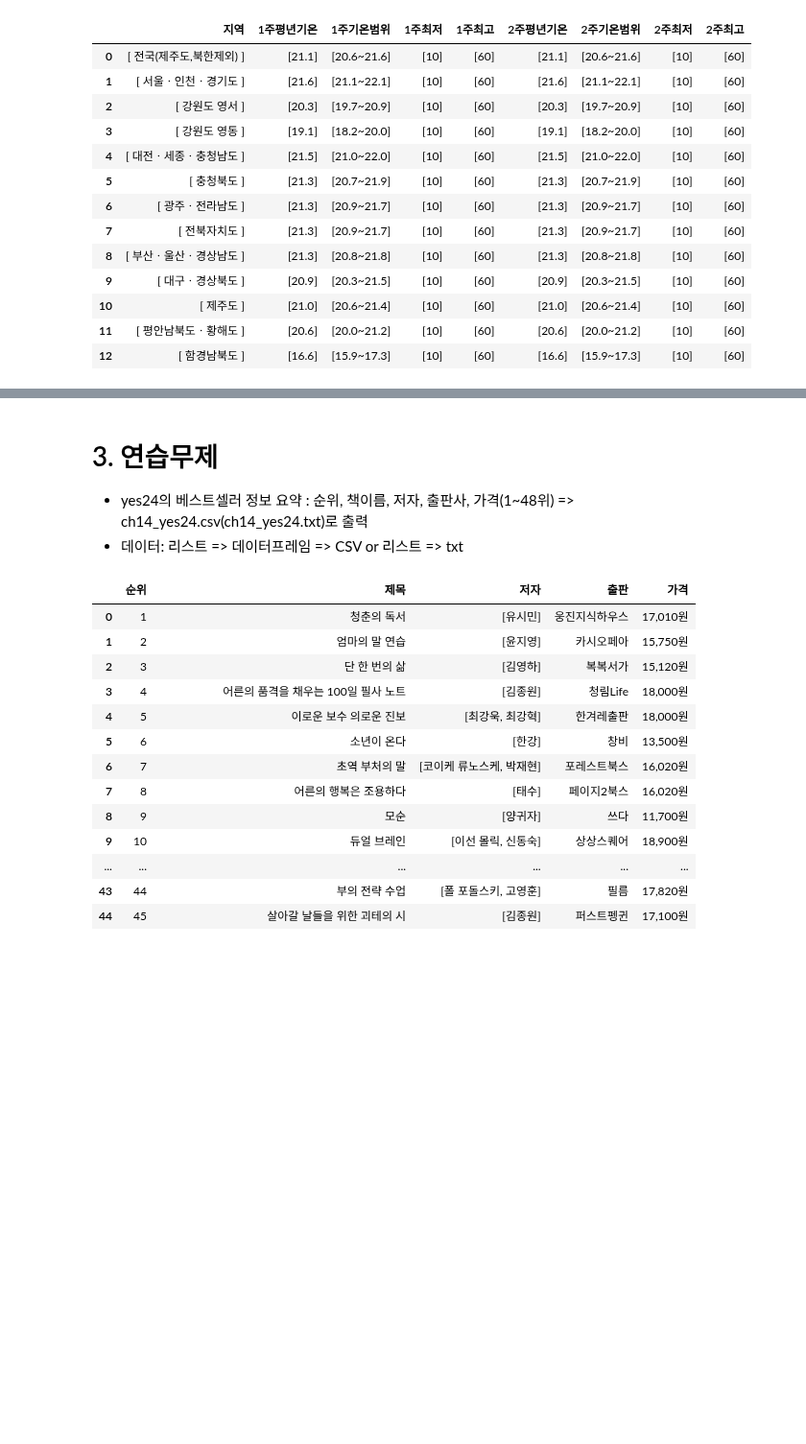
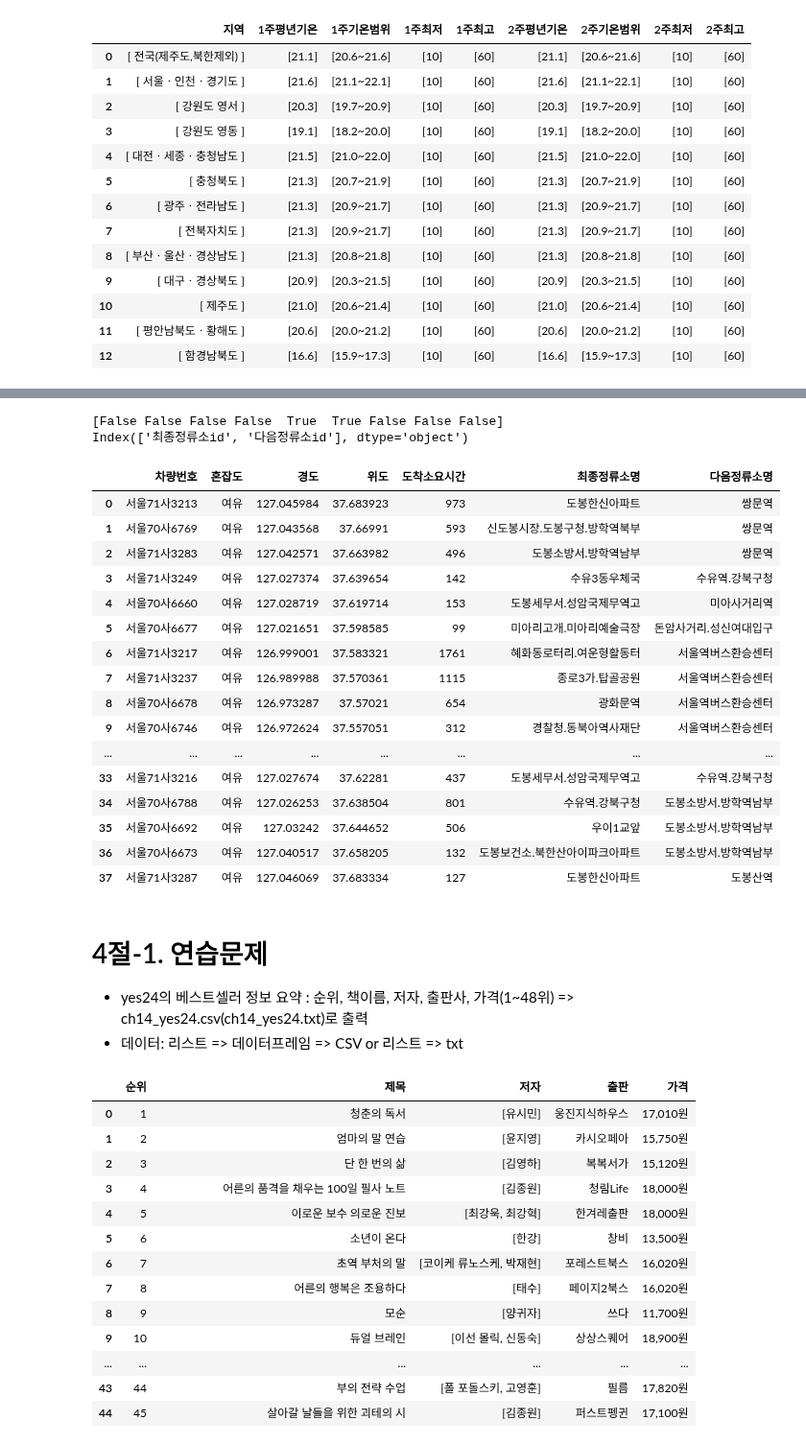
Before and after one commit to ksmindpks/ai_x, a Jupyter notebook: source/01_python/ch14_웹데이터수집1_정적_공공api.ipynb, the cells around one changed output, grey strips where cells are left out. Shown at 96% size. Drawn from its saved outputs; the diff is of its cells as text; code cells hidden in the pictures; blank space fills up the shorter version.

```diff
--- a/source/01_python/ch14_웹데이터수집1_정적_공공api.ipynb
+++ b/source/01_python/ch14_웹데이터수집1_정적_공공api.ipynb
@@ -1145,0 +1192,18 @@ None
+# %%
+import pandas as pd
+url2 = f'http://ws.bus.go.kr/api/rest/busRouteInfo/getStaionByRoute?ServiceKey={key}&busRouteId={busRouteId}'
+print(url2)
+response = requests.get(url2)
+soup = BeautifulSoup(response.text, 'xml')
+itemLists = soup.find_all('itemList')
+print(busNum, '번 정류장 갯수 :', len(itemLists))
+bus_station = []
+for itemList in itemLists:
+    # 정류장 이름, 정류장 id, 경도, 위도
+    stationNm = itemList.find('stationNm').text
+    station   = itemList.find('station').text
+    gpsX      = itemList.find('gpsX').text
+    gpsY      = itemList.find('gpsY').text
+    bus_station.append([stationNm, station, gpsX, gpsY])
+df = pd.DataFrame(bus_station, columns=['정류소명', 'id', '경도', '위도'])
+df.head()
@@ -1145,0 +1268,5 @@ None
+# %%
+def station_name(row):
+    row['최종정류소명'] = df.loc[df['id'] == row['최종정류소id'], '정류소명'].iloc[0]
+    row['다음정류소명'] = df.loc[df['id'] == row['다음정류소id'], '정류소명'].iloc[0]
+    return row
@@ -1145,0 +1284,3 @@ None
+# %%
+df_pos = df_pos.apply(station_name, axis=1)
+df_pos.sample()
@@ -1146,4 +1290,31 @@ None
+# %%
+# 컬럼명에 id가 포함된 컬럼 제거
+drop_true = df_pos.columns.str.contains('id')
+print(drop_true)
+drop_column_name = df_pos.columns[drop_true]
+print(drop_column_name)
+df_pos.drop(drop_column_name, axis=1)
+# %% [output]
+[False False False False  True  True False False False]
+Index(['최종정류소id', '다음정류소id'], dtype='object')
+|  | 차량번호 | 혼잡도 | 경도 | 위도 | 도착소요시간 | 최종정류소명 | 다음정류소명 |
+| 0 | 서울71사3213 | 여유 | 127.045984 | 37.683923 | 973 | 도봉한신아파트 | 쌍문역 |
+| 1 | 서울70사6769 | 여유 | 127.043568 | 37.66991 | 593 | 신도봉시장.도봉구청.방학역북부 | 쌍문역 |
+| 2 | 서울71사3283 | 여유 | 127.042571 | 37.663982 | 496 | 도봉소방서.방학역남부 | 쌍문역 |
+| 3 | 서울71사3249 | 여유 | 127.027374 | 37.639654 | 142 | 수유3동우체국 | 수유역.강북구청 |
+| 4 | 서울70사6660 | 여유 | 127.028719 | 37.619714 | 153 | 도봉세무서.성암국제무역고 | 미아사거리역 |
+| 5 | 서울70사6677 | 여유 | 127.021651 | 37.598585 | 99 | 미아리고개.미아리예술극장 | 돈암사거리.성신여대입구 |
+| 6 | 서울71사3217 | 여유 | 126.999001 | 37.583321 | 1761 | 혜화동로터리.여운형활동터 | 서울역버스환승센터 |
+| 7 | 서울71사3237 | 여유 | 126.989988 | 37.570361 | 1115 | 종로3가.탑골공원 | 서울역버스환승센터 |
+| 8 | 서울70사6678 | 여유 | 126.973287 | 37.57021 | 654 | 광화문역 | 서울역버스환승센터 |
+| 9 | 서울70사6746 | 여유 | 126.972624 | 37.557051 | 312 | 경찰청.동북아역사재단 | 서울역버스환승센터 |
+| ... | ... | ... | ... | ... | ... | ... | ... |
+| 33 | 서울71사3216 | 여유 | 127.027674 | 37.62281 | 437 | 도봉세무서.성암국제무역고 | 수유역.강북구청 |
+| 34 | 서울70사6788 | 여유 | 127.026253 | 37.638504 | 801 | 수유역.강북구청 | 도봉소방서.방학역남부 |
+| 35 | 서울70사6692 | 여유 | 127.03242 | 37.644652 | 506 | 우이1교앞 | 도봉소방서.방학역남부 |
+| 36 | 서울70사6673 | 여유 | 127.040517 | 37.658205 | 132 | 도봉보건소.북한산아이파크아파트 | 도봉소방서.방학역남부 |
+| 37 | 서울71사3287 | 여유 | 127.046069 | 37.683334 | 127 | 도봉한신아파트 | 도봉산역 |
 # %% [markdown]
-# 3. 연습무제
+# 4절-1. 연습문제
 - yes24의 베스트셀러 정보 요약 : 순위, 책이름, 저자, 출판사, 가격(1~48위) => ch14_yes24.csv(ch14_yes24.txt)로 출력
 - 데이터: 리스트 => 데이터프레임 => CSV or 리스트 => txt
```
Also changed, not shown: parts of 18 cells of this notebook, 10 other files.
